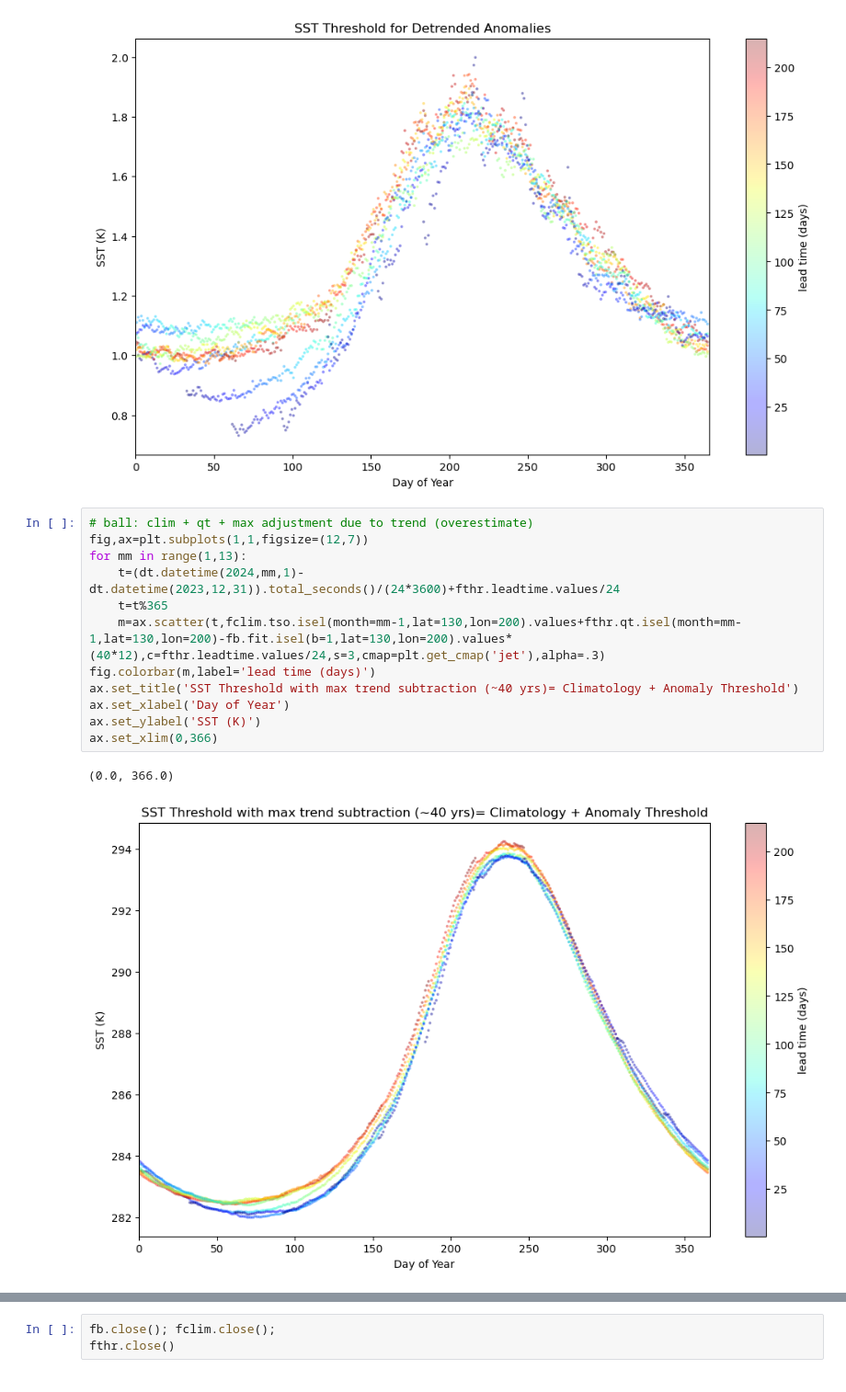
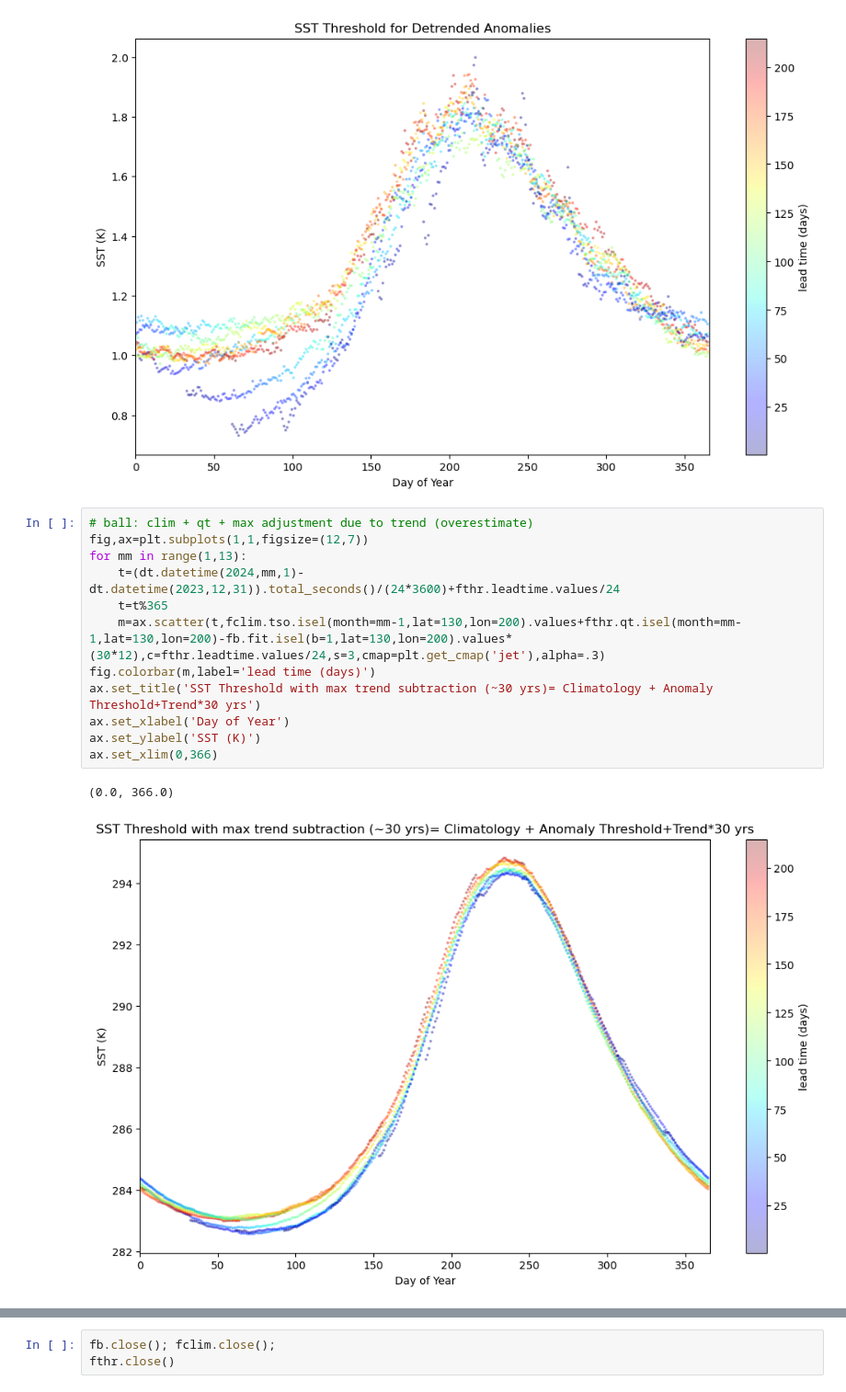
Before and after one commit to e-olson/MHW, a Jupyter notebook: MHW_Forecasts_New/checkSmooth_AllComponents_NoSmoothing.ipynb, the cells around one changed output, grey strips where cells are left out. Shown at 92% size. Drawn from its saved outputs; the diff is of its cells as text.

```diff
--- a/MHW_Forecasts_New/checkSmooth_AllComponents_NoSmoothing.ipynb
+++ b/MHW_Forecasts_New/checkSmooth_AllComponents_NoSmoothing.ipynb
@@ -165,15 +168,15 @@ ax.set_xlim(0,366)
 # %%
 # ball: clim + qt + max adjustment due to trend (overestimate)
 fig,ax=plt.subplots(1,1,figsize=(12,7))
 for mm in range(1,13):
     t=(dt.datetime(2024,mm,1)-dt.datetime(2023,12,31)).total_seconds()/(24*3600)+fthr.leadtime.values/24
     t=t%365
-    m=ax.scatter(t,fclim.tso.isel(month=mm-1,lat=130,lon=200).values+fthr.qt.isel(month=mm-1,lat=130,lon=200)-fb.fit.isel(b=1,lat=130,lon=200).values*(40*12),c=fthr.leadtime.values/24,s=3,cmap=plt.get_cmap('jet'),alpha=.3)
+    m=ax.scatter(t,fclim.tso.isel(month=mm-1,lat=130,lon=200).values+fthr.qt.isel(month=mm-1,lat=130,lon=200)-fb.fit.isel(b=1,lat=130,lon=200).values*(30*12),c=fthr.leadtime.values/24,s=3,cmap=plt.get_cmap('jet'),alpha=.3)
 fig.colorbar(m,label='lead time (days)')
-ax.set_title('SST Threshold with max trend subtraction (~40 yrs)= Climatology + Anomaly Threshold')
+ax.set_title('SST Threshold with max trend subtraction (~30 yrs)= Climatology + Anomaly Threshold+Trend*30 yrs')
 ax.set_xlabel('Day of Year')
 ax.set_ylabel('SST (K)')
 ax.set_xlim(0,366)
 # %% [output]
 (0.0, 366.0)
-[figure, old version]
+[figure, new version]
```
Also changed, not shown: parts of 13 cells of this notebook, 4 other files.
